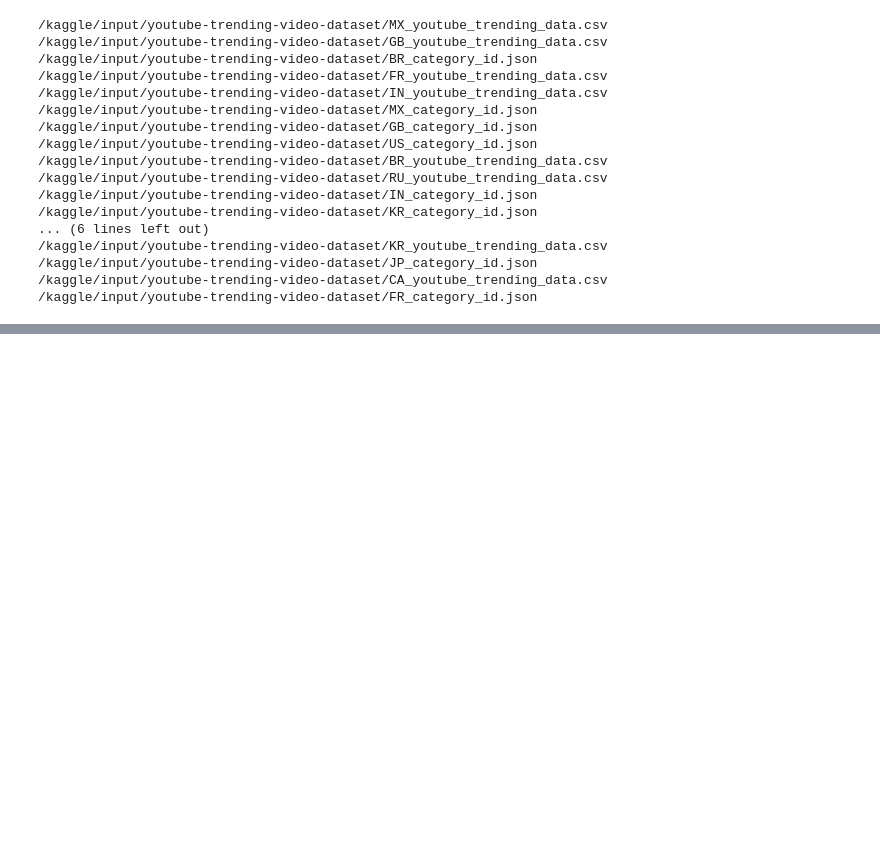
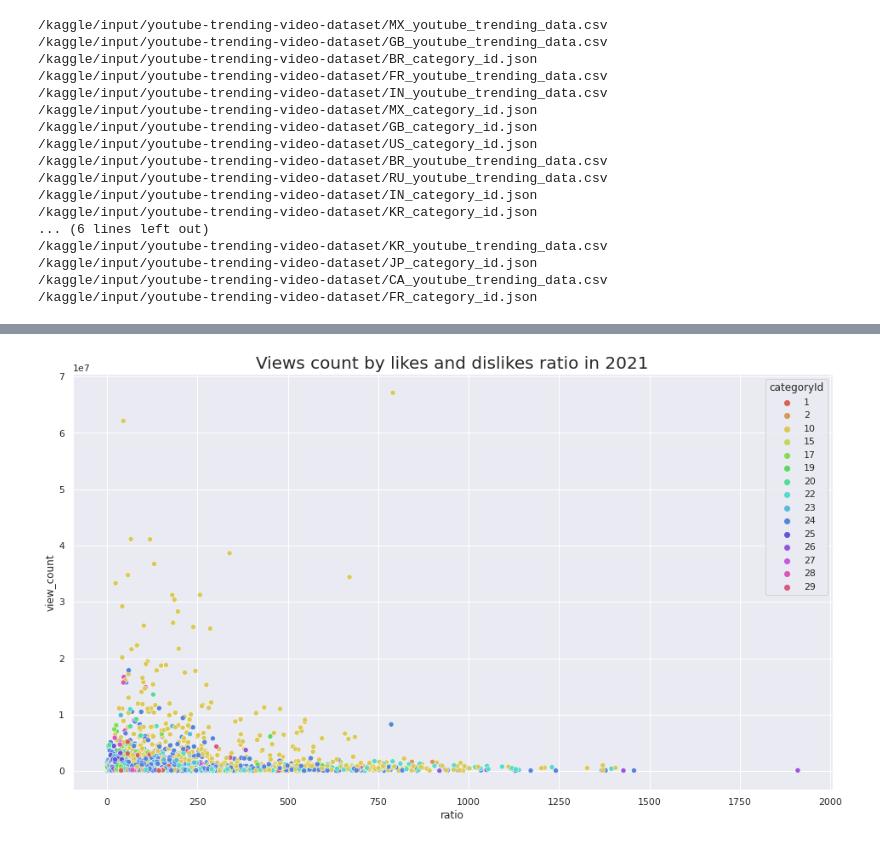
Before and after one commit to JinLover/Kaggle_project, a Jupyter notebook: youtube-analysis.ipynb, the cells around one changed output, grey strips where cells are left out. Cells and saved outputs as stored; diff of their text form; code cells hidden in the pictures; blank space fills up the shorter version.

```diff
--- a/youtube-analysis.ipynb
+++ b/youtube-analysis.ipynb
@@ -84,0 +240,5 @@ KR_2021.head()
+# %%
+g = sns.scatterplot(x="ratio", y="view_count", hue="categoryId", data=Rating_2021, palette=color)
+g.set_title("Views count by likes and dislikes ratio in 2021", size = 20, weight = True);
+# %% [output]
+[figure, added]
```
Also changed, not shown: parts of 44 cells of this notebook.
